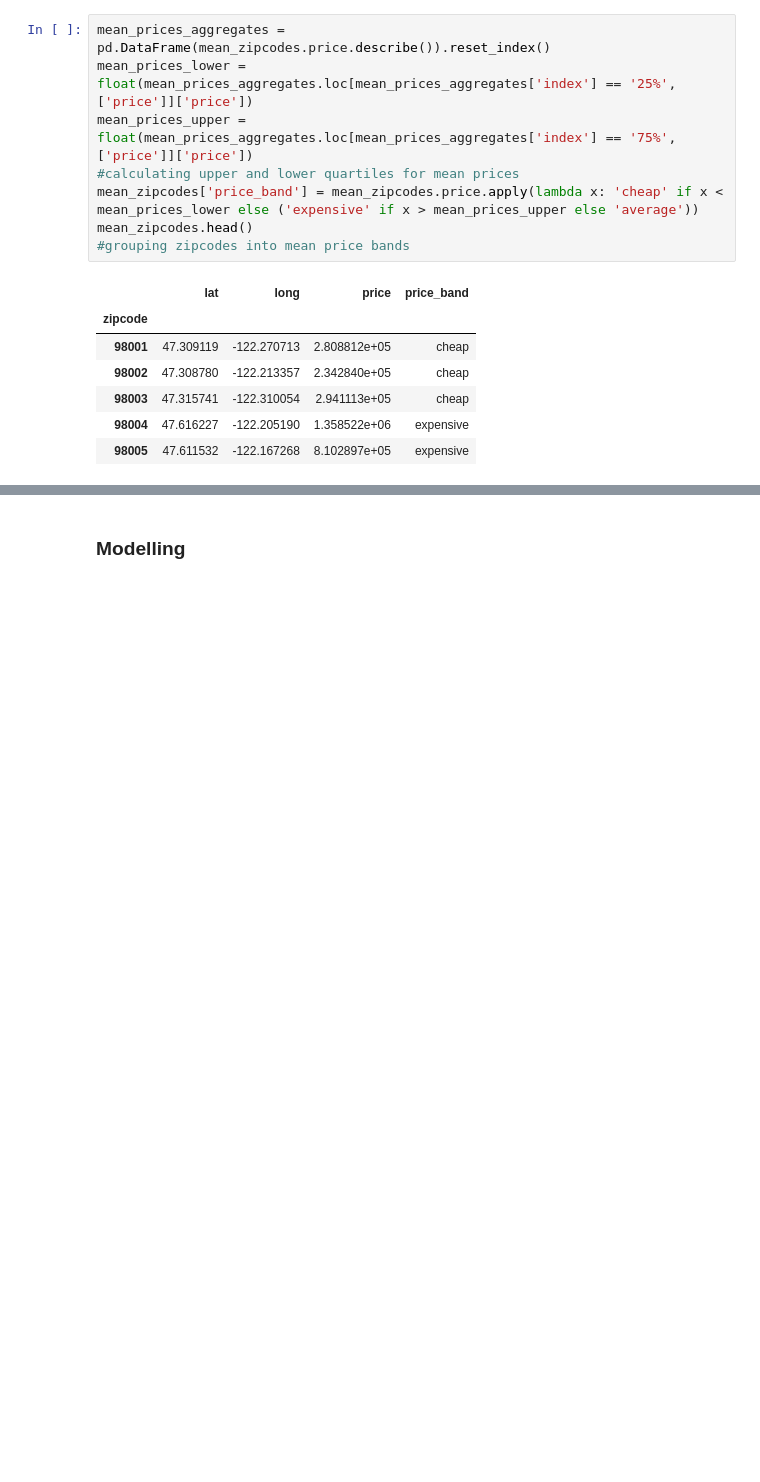
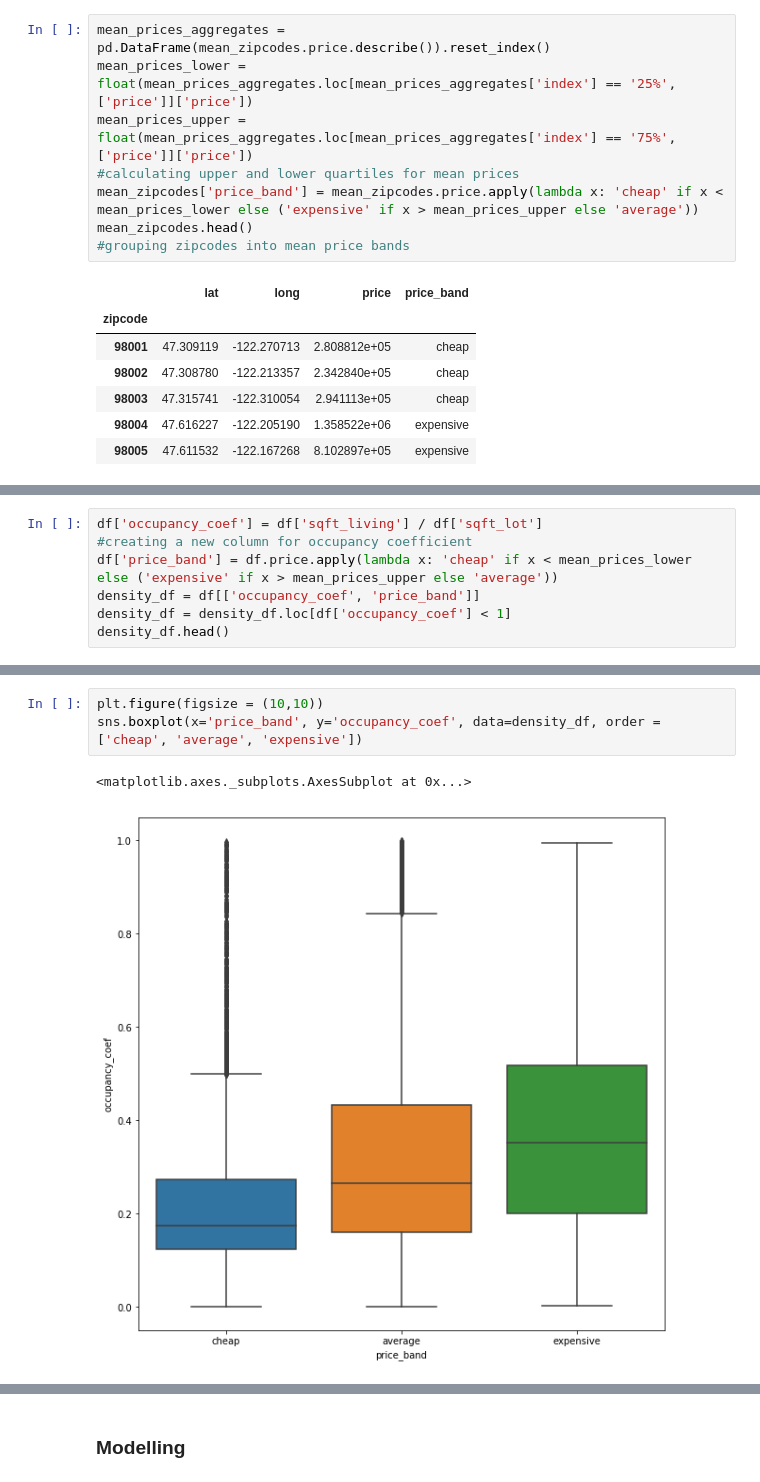
Before and after one commit to inesa-lisnic/flatiron-mod_1, a Jupyter notebook: data_cleaning.ipynb, the cells around one changed output, grey strips where cells are left out. Cells and saved outputs as stored; diff of their text form; blank space fills up the shorter version.

```diff
--- a/data_cleaning.ipynb
+++ b/data_cleaning.ipynb
@@ -279,0 +320,7 @@ mean_zipcodes.head()
+# %%
+df['occupancy_coef'] = df['sqft_living'] / df['sqft_lot']
+#creating a new column for occupancy coefficient
+df['price_band'] = df.price.apply(lambda x: 'cheap' if x < mean_prices_lower else ('expensive' if x > mean_prices_upper else 'average'))
+density_df = df[['occupancy_coef', 'price_band']]
+density_df = density_df.loc[df['occupancy_coef'] < 1]
+density_df.head()
@@ -279,0 +334,6 @@ mean_zipcodes.head()
+# %%
+plt.figure(figsize = (10,10))
+sns.boxplot(x='price_band', y='occupancy_coef', data=density_df, order = ['cheap', 'average', 'expensive'])
+# %% [output]
+<matplotlib.axes._subplots.AxesSubplot at 0x...>
+[figure, added]
```
Also changed, not shown: parts of 57 cells of this notebook.
